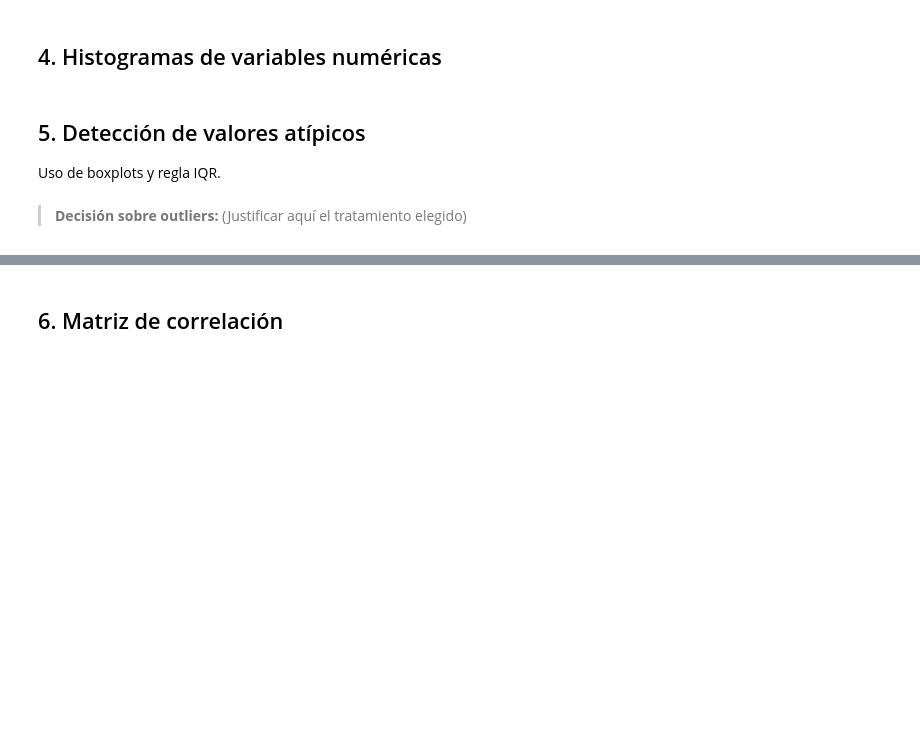
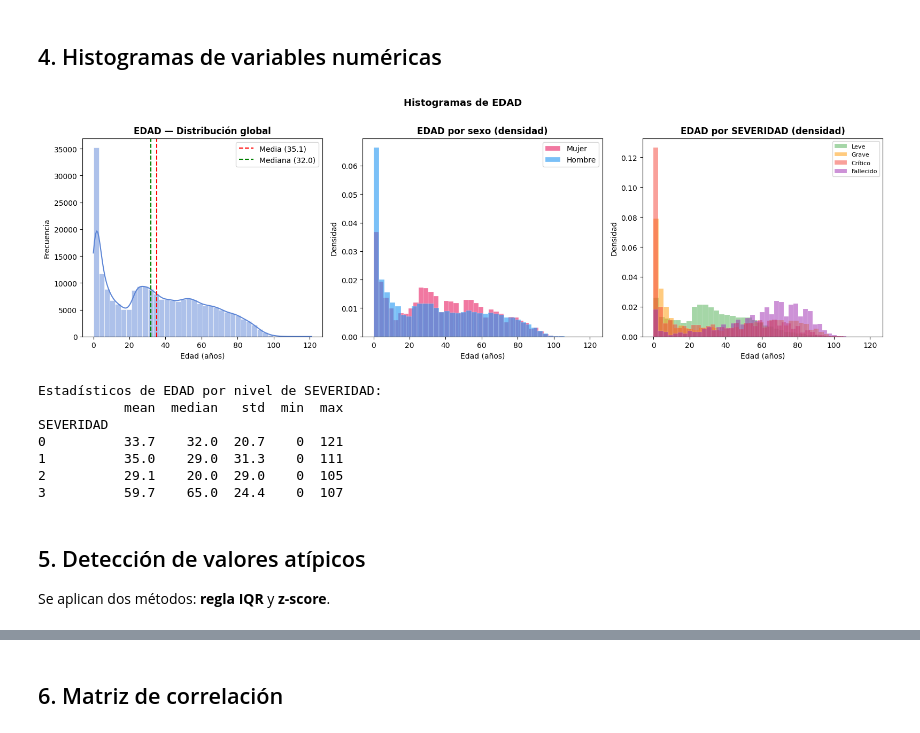
Before and after one commit to DWDMV/proyecto-final, a Jupyter notebook: notebooks/02_eda.ipynb, the cells around one changed output, grey strips where cells are left out. Cells and saved outputs as stored; diff of their text form; code cells hidden in the pictures; blank space fills up the shorter version.

```diff
--- a/notebooks/02_eda.ipynb
+++ b/notebooks/02_eda.ipynb
@@ -70,4 +327,58 @@ Análisis de balance de clases.
+# %%
+#| label: fig-histograma-edad
+#| fig-cap: "Distribución de la variable EDAD"
+
+fig, axes = plt.subplots(1, 3, figsize=(16, 5))
+
+# Histograma global de edad
+sns.histplot(df["EDAD"].dropna(), bins=40, kde=True, ax=axes[0],
+             color="#5C85D6", edgecolor="white", linewidth=0.4)
+axes[0].axvline(df["EDAD"].mean(), color="red", linestyle="--", label=f"Media ({df['EDAD'].mean():.1f})")
+axes[0].axvline(df["EDAD"].median(), color="green", linestyle="--", label=f"Mediana ({df['EDAD'].median():.1f})")
+axes[0].set_title("EDAD — Distribución global", fontweight="bold")
+axes[0].set_xlabel("Edad (años)")
+axes[0].set_ylabel("Frecuencia")
+axes[0].legend()
+
+# Por sexo
+sexo_labels = {0: "Mujer", 1: "Hombre"}
+for sexo, color in zip([0, 1], ["#E91E63", "#2196F3"]):
+    subset = df[df["SEXO"] == sexo]["EDAD"].dropna()
+    axes[1].hist(subset, bins=40, alpha=0.6, color=color,
+                 edgecolor="white", linewidth=0.3, label=sexo_labels[sexo], density=True)
+axes[1].set_title("EDAD por sexo (densidad)", fontweight="bold")
+axes[1].set_xlabel("Edad (años)")
+axes[1].set_ylabel("Densidad")
+axes[1].legend()
+
+# --- Por SEVERIDAD ---
+for nivel, color in zip(sorted(df["SEVERIDAD"].dropna().unique()), SEVERIDAD_COLORS):
+    subset = df[df["SEVERIDAD"] == nivel]["EDAD"].dropna()
+    axes[2].hist(subset, bins=40, alpha=0.5, color=color, density=True,
+                 edgecolor="white", linewidth=0.2, label=SEVERIDAD_MAP.get(nivel, nivel))
+axes[2].set_title("EDAD por SEVERIDAD (densidad)", fontweight="bold")
+axes[2].set_xlabel("Edad (años)")
+axes[2].set_ylabel("Densidad")
+axes[2].legend(fontsize=8)
+
+plt.suptitle("Histogramas de EDAD", fontsize=13, fontweight="bold", y=1.01)
+plt.tight_layout()
+
+plt.show()
+
+# Estadísticos por severidad
+print("Estadísticas de EDAD por nivel de SEVERIDAD:")
+print(df.groupby("SEVERIDAD")["EDAD"].agg(["mean", "median", "std", "min", "max"]).round(1).to_string())
+# %% [output]
+[figure, added]
+Estadísticos de EDAD por nivel de SEVERIDAD:
+           mean  median   std  min  max
+SEVERIDAD
+0          33.7    32.0  20.7    0  121
+1          35.0    29.0  31.3    0  111
+2          29.1    20.0  29.0    0  105
+3          59.7    65.0  24.4    0  107
 # %% [markdown]
 ## 5. Detección de valores atípicos
 
-Uso de boxplots y regla IQR.
+Se aplican dos métodos: **regla IQR** y **z-score**.
@@ -79,2 +384,0 @@ Uso de boxplots y regla IQR.
-# %% [markdown]
-> **Decisión sobre outliers:** (Justificar aquí el tratamiento elegido)
```
Also changed, not shown: parts of 40 cells of this notebook.
